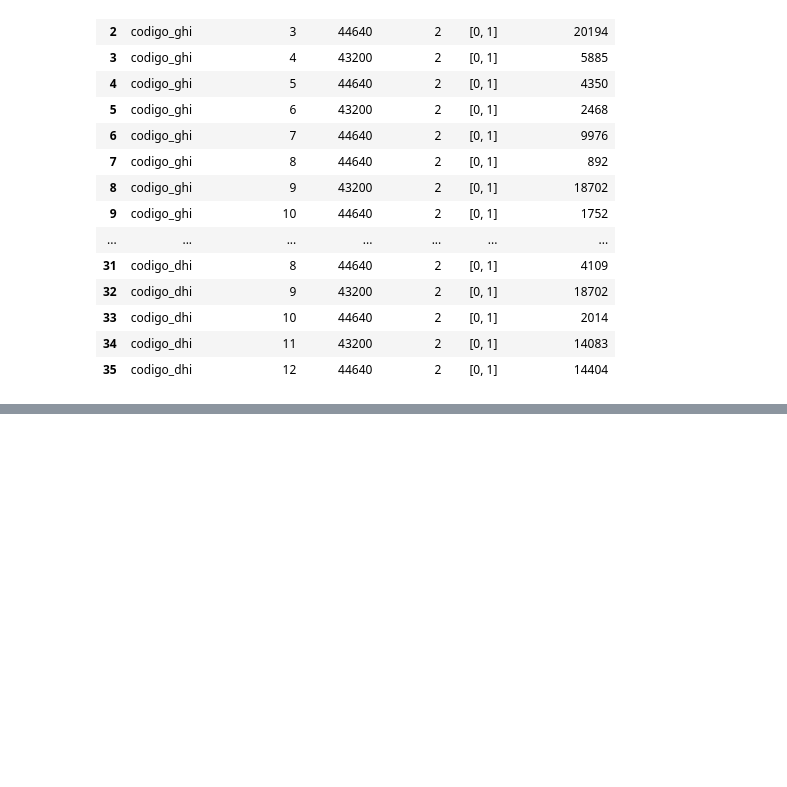
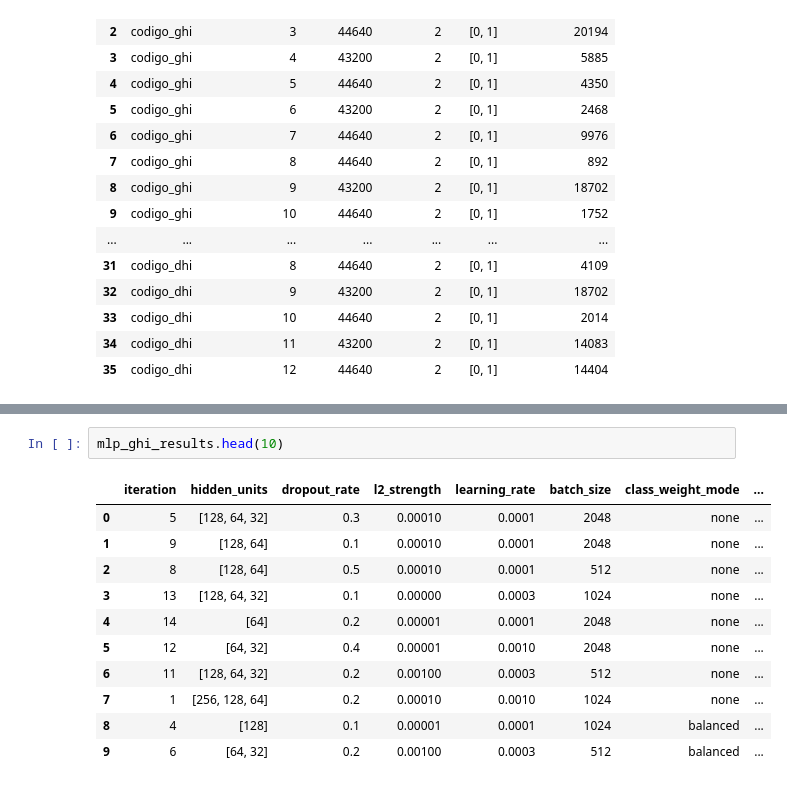
Before and after one commit to zacariasct4/TFM_IEBS, a Jupyter notebook: notebooks/15_model_selection_optimization.ipynb, the cells around one changed output, grey strips where cells are left out. Drawn from its saved outputs; the diff is of its cells as text; blank space fills up the shorter version.

```diff
--- a/notebooks/15_model_selection_optimization.ipynb
+++ b/notebooks/15_model_selection_optimization.ipynb
@@ -440,0 +2025,14 @@ class_presence_by_month
+# %%
+mlp_ghi_results.head(10)
+# %% [output]
+|  | iteration | hidden_units | dropout_rate | l2_strength | learning_rate | batch_size | class_weight_mode | ... |
+| 0 | 5 | [128, 64, 32] | 0.3 | 0.00010 | 0.0001 | 2048 | none | ... |
+| 1 | 9 | [128, 64] | 0.1 | 0.00010 | 0.0001 | 2048 | none | ... |
+| 2 | 8 | [128, 64] | 0.5 | 0.00010 | 0.0001 | 512 | none | ... |
+| 3 | 13 | [128, 64, 32] | 0.1 | 0.00000 | 0.0003 | 1024 | none | ... |
+| 4 | 14 | [64] | 0.2 | 0.00001 | 0.0001 | 2048 | none | ... |
+| 5 | 12 | [64, 32] | 0.4 | 0.00001 | 0.0010 | 2048 | none | ... |
+| 6 | 11 | [128, 64, 32] | 0.2 | 0.00100 | 0.0003 | 512 | none | ... |
+| 7 | 1 | [256, 128, 64] | 0.2 | 0.00010 | 0.0010 | 1024 | none | ... |
+| 8 | 4 | [128] | 0.1 | 0.00001 | 0.0001 | 1024 | balanced | ... |
+| 9 | 6 | [64, 32] | 0.2 | 0.00100 | 0.0003 | 512 | balanced | ... |
```
Also changed, not shown: parts of 40 cells of this notebook, 8 other files.
